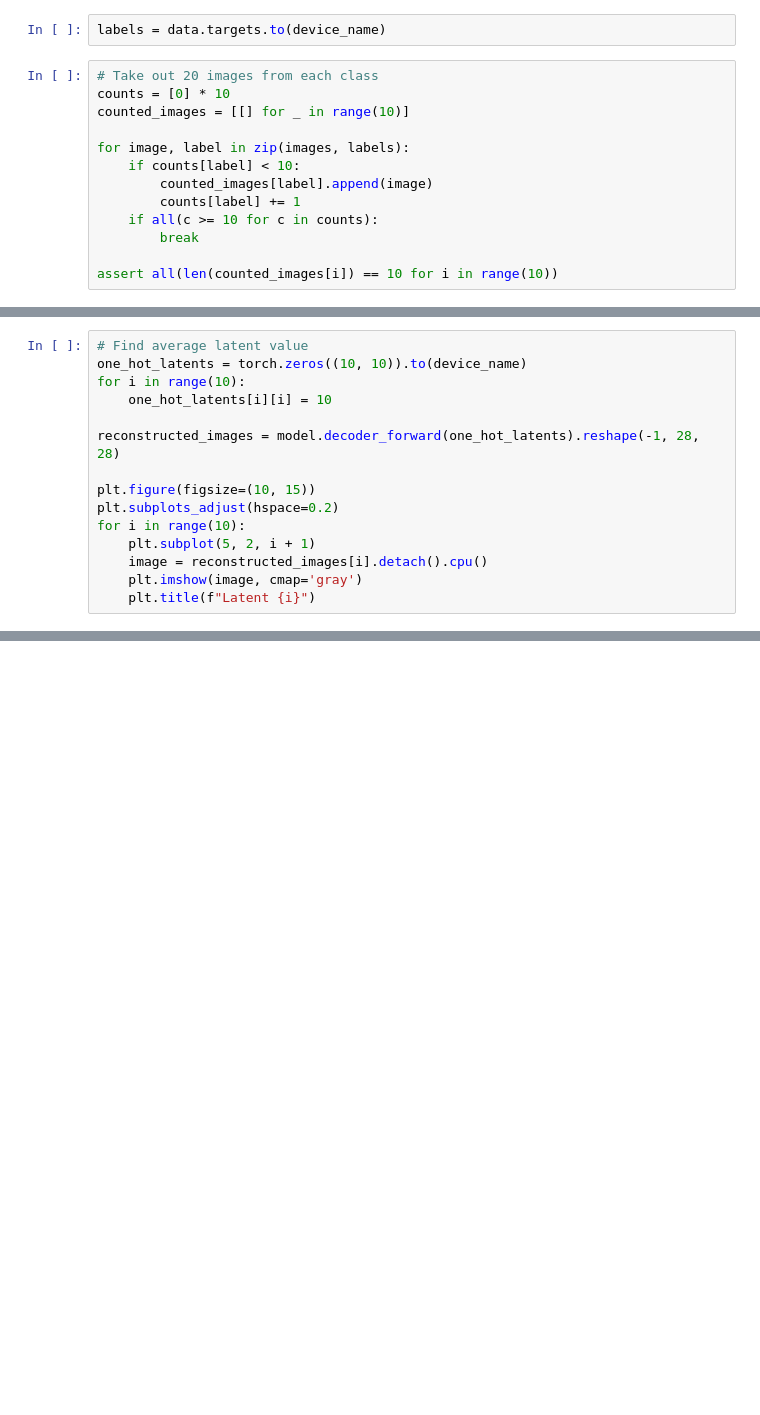
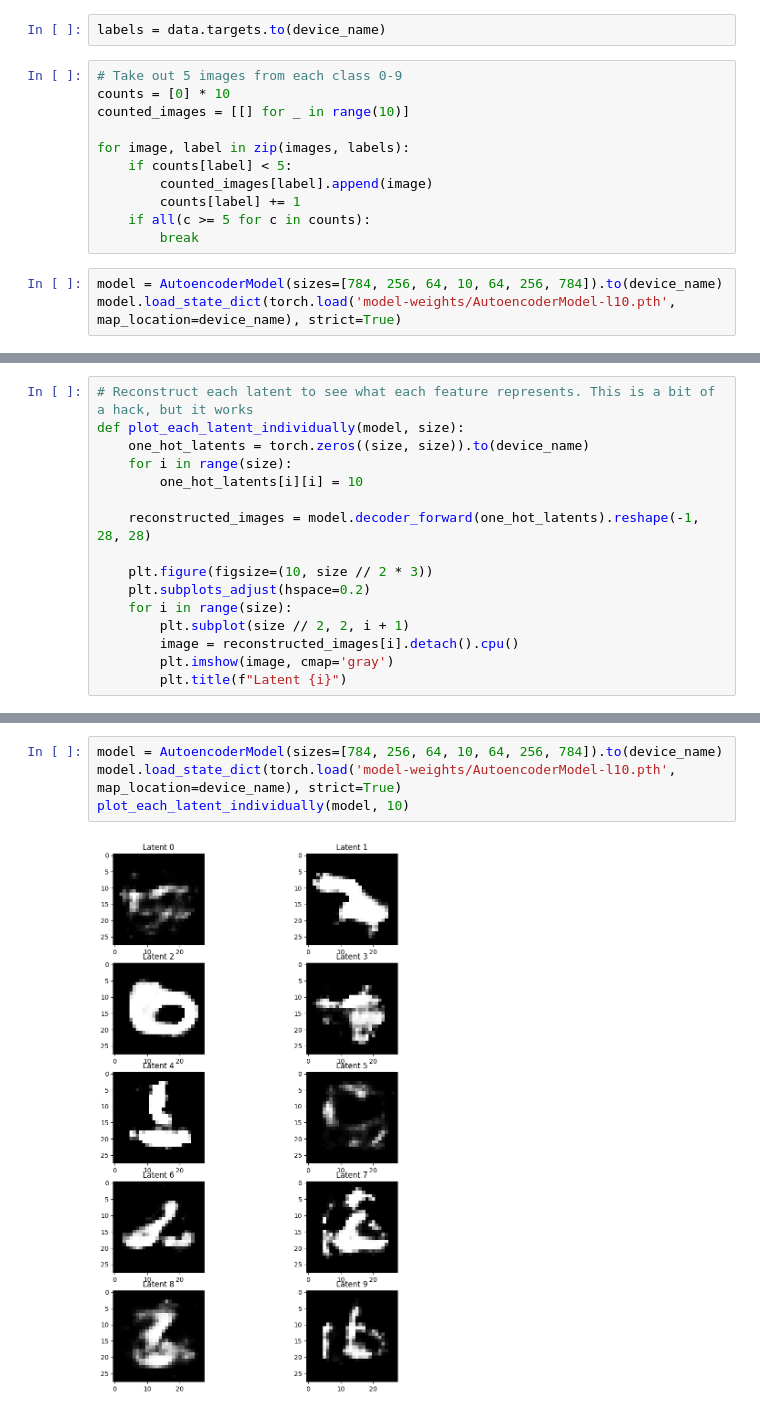
Before and after one commit to vanshjjw/Course, a Jupyter notebook: PS2/autoencoder.ipynb, the cells around one changed output, grey strips where cells are left out. Cells and saved outputs as stored; diff of their text form; blank space fills up the shorter version.

```diff
--- a/PS2/autoencoder.ipynb
+++ b/PS2/autoencoder.ipynb
@@ -176,15 +358,16 @@ RuntimeError: Parent directory model-weights does not exist.
 # %%
 labels = data.targets.to(device_name)
 # %%
-# Take out 20 images from each class
+# Take out 5 images from each class 0-9
 counts = [0] * 10
 counted_images = [[] for _ in range(10)]
 
 for image, label in zip(images, labels):
-    if counts[label] < 10:
+    if counts[label] < 5:
         counted_images[label].append(image)
         counts[label] += 1
-    if all(c >= 10 for c in counts):
+    if all(c >= 5 for c in counts):
         break
-
-assert all(len(counted_images[i]) == 10 for i in range(10))
+# %%
+model = AutoencoderModel(sizes=[784, 256, 64, 10, 64, 256, 784]).to(device_name)
+model.load_state_dict(torch.load('model-weights/AutoencoderModel-l10.pth', map_location=device_name), strict=True)
@@ -203,15 +384,16 @@ assert all(counted_latents[i].shape == (10, 10) for i in range(10))
 # %%
-# Find average latent value
-one_hot_latents = torch.zeros((10, 10)).to(device_name)
-for i in range(10):
-    one_hot_latents[i][i] = 10
+# Reconstruct each latent to see what each feature represents. This is a bit of a hack, but it works
+def plot_each_latent_individually(model, size):
+    one_hot_latents = torch.zeros((size, size)).to(device_name)
+    for i in range(size):
+        one_hot_latents[i][i] = 10
 
-reconstructed_images = model.decoder_forward(one_hot_latents).reshape(-1, 28, 28)
+    reconstructed_images = model.decoder_forward(one_hot_latents).reshape(-1, 28, 28)
 
-plt.figure(figsize=(10, 15))
-plt.subplots_adjust(hspace=0.2)
-for i in range(10):
-    plt.subplot(5, 2, i + 1)
-    image = reconstructed_images[i].detach().cpu()
-    plt.imshow(image, cmap='gray')
-    plt.title(f"Latent {i}")
+    plt.figure(figsize=(10, size // 2 * 3))
+    plt.subplots_adjust(hspace=0.2)
+    for i in range(size):
+        plt.subplot(size // 2, 2, i + 1)
+        image = reconstructed_images[i].detach().cpu()
+        plt.imshow(image, cmap='gray')
+        plt.title(f"Latent {i}")
@@ -218,3 +404,9 @@ for i in range(10):
+# %%
+model = AutoencoderModel(sizes=[784, 256, 64, 10, 64, 256, 784]).to(device_name)
+model.load_state_dict(torch.load('model-weights/AutoencoderModel-l10.pth', map_location=device_name), strict=True)
+plot_each_latent_individually(model, 10)
+# %% [output]
+[figure, added]
 # %%
 i = 4
 j = 0
```
Also changed, not shown: parts of 24 cells of this notebook, 10 other files.
